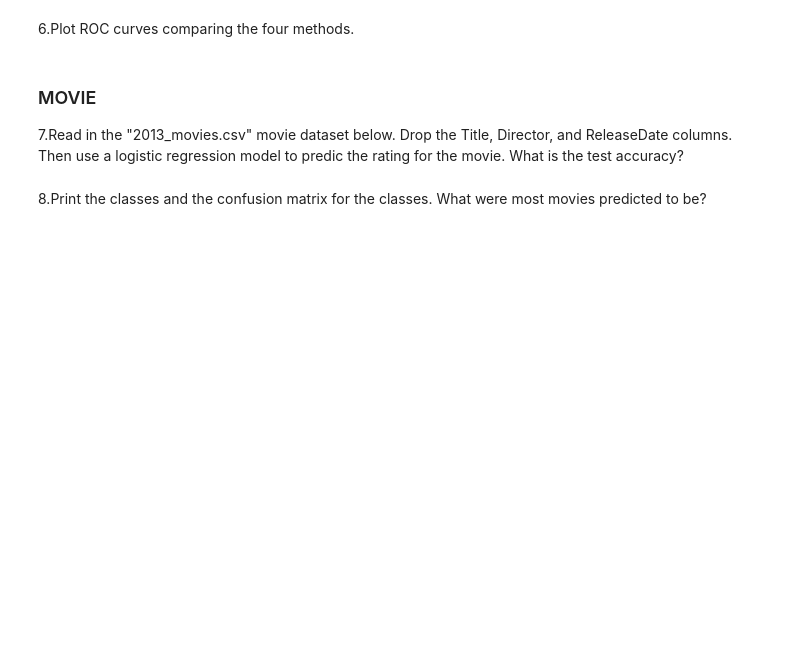
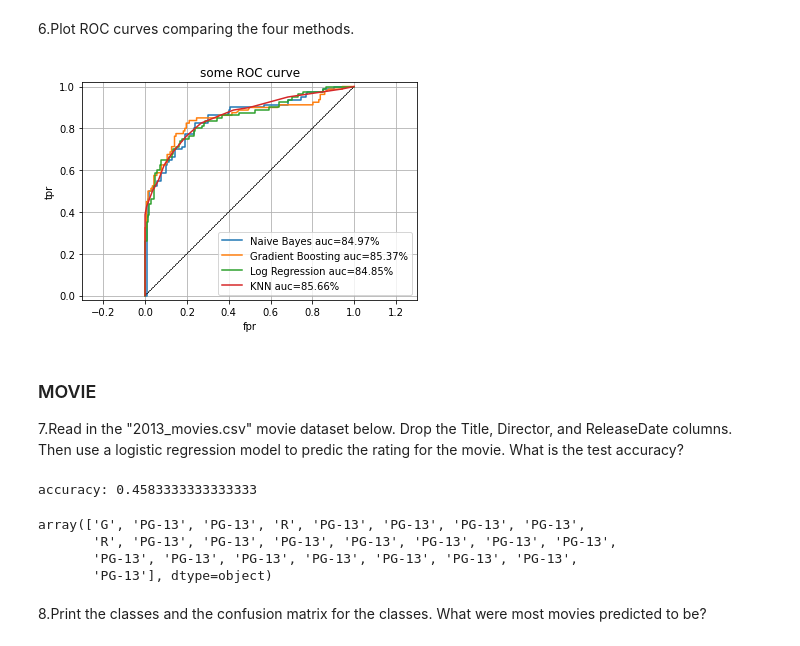
Before and after one commit to GoodrainCN/OES_ML, a Jupyter notebook: Unit_7_Classification/6 - Classification Problem Set.ipynb, the cells around one changed output. Saved outputs shown, nothing was run; the diff lists cells and outputs as text; code cells hidden in the pictures; blank space fills up the shorter version.

```diff
--- a/Unit_7_Classification/6 - Classification Problem Set.ipynb
+++ b/Unit_7_Classification/6 - Classification Problem Set.ipynb
@@ -72,0 +108,4 @@ ax.set(xlabel='Number of Neighbors', ylabel='Accuracy');
+# %%
+# insert 4
+y_test = np.array(y_test).reshape(-1,1)
+confusion_matrix(y_test, model.predict(X_test))
@@ -81,3 +176,25 @@ ax.set(xlabel='Number of Neighbors', ylabel='Accuracy');
+# %%
+# insert 6
+def plot_roc(ytrue, yproba, model, title='some ROC curve'):
+    auc = roc_auc_score(ytrue, yproba)
+    fpr, tpr, thr = roc_curve(ytrue, yproba)
+    plt.plot([0, 1], [0, 1], color='k', linestyle='--', linewidth=.4)
+    plt.plot(fpr, tpr, label='{} auc={:.2f}%'.format(model, auc*100))
+    plt.axis('equal')
+    plt.xlim([-.02, 1.02])
+    plt.ylim([-.02, 1.02])
+    plt.ylabel('tpr')
+    plt.xlabel('fpr')
+    plt.title(title)
+    plt.legend(loc='best')
+    plt.grid(True)
+
+plot_roc(y_test, y_proba_NB, "Naive Bayes")
+plot_roc(y_test, y_proba_GB, "Gradient Boosting")
+plot_roc(y_test, y_proba_LR, "Log Regression")
+plot_roc(y_test, y_proba_KNN, "KNN")
+# %% [output]
+[figure, added]
 # %% [markdown]
 ### MOVIE
 
@@ -87,2 +202,29 @@ ax.set(xlabel='Number of Neighbors', ylabel='Accuracy');
+# %%
+# insert 7
+df = pd.read_csv(
+    'data/2013_movies.csv'
+)
+# df = df.drop(columns=['Title', 'Director', 'ReleaseDate'])
+X = df.drop(columns = ['Title', 'Director', 'ReleaseDate','Rating'])
+y = df['Rating']
+X_train, X_test, y_train, y_test = train_test_split(X, y, test_size=0.25, random_state=1234)
+
+model = LogisticRegression(multi_class = "auto", solver = 'lbfgs', max_iter=10000)
+model.fit(X_train, y_train)
+
+# accuracy for test & train:
+y_proba_LR = model.predict_proba(X_test)[:, 1]
+
+# calculate AUC
+print('accuracy:', model.score(X_test,y_test))
+# %% [output]
+accuracy: 0.4583333333333333
+# %%
+model.predict(X_test)
+# %% [output]
+array(['G', 'PG-13', 'PG-13', 'R', 'PG-13', 'PG-13', 'PG-13', 'PG-13',
+       'R', 'PG-13', 'PG-13', 'PG-13', 'PG-13', 'PG-13', 'PG-13', 'PG-13',
+       'PG-13', 'PG-13', 'PG-13', 'PG-13', 'PG-13', 'PG-13', 'PG-13',
+       'PG-13'], dtype=object)
 # %% [markdown]
 8.Print the classes and the confusion matrix for the classes. What were most movies predicted to be?
```
Also changed, not shown: parts of 20 cells of this notebook, 2 other files.
